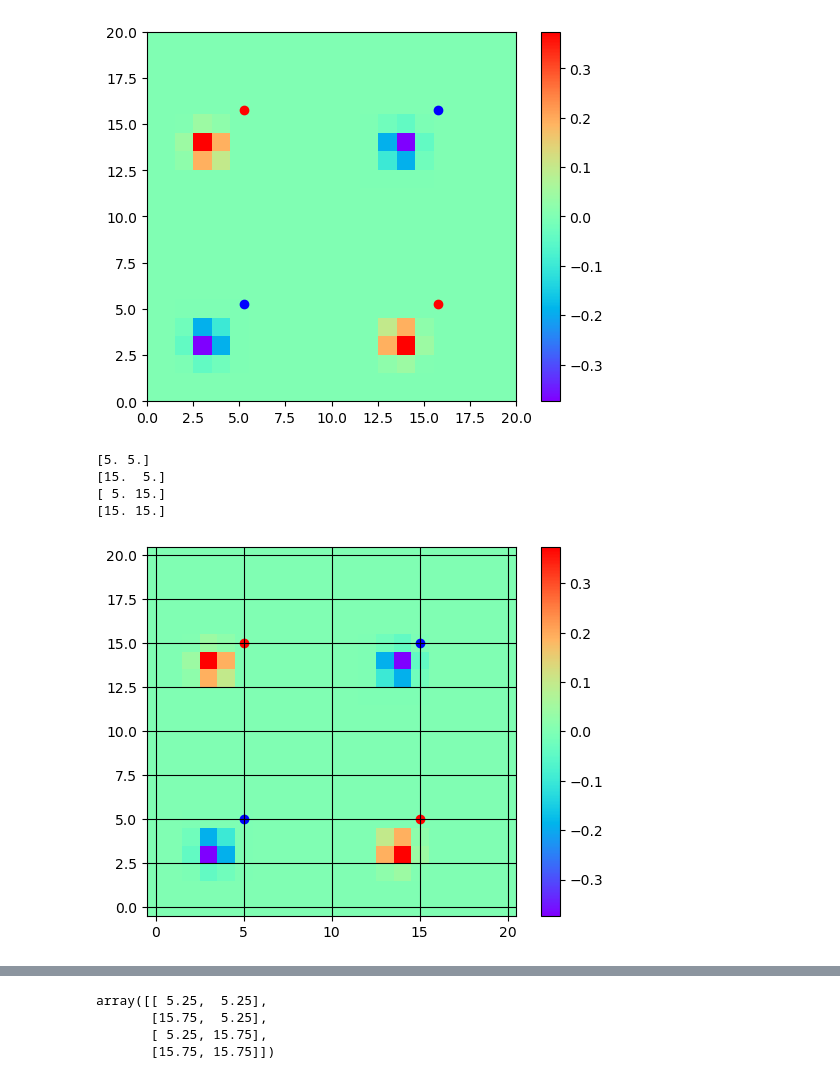
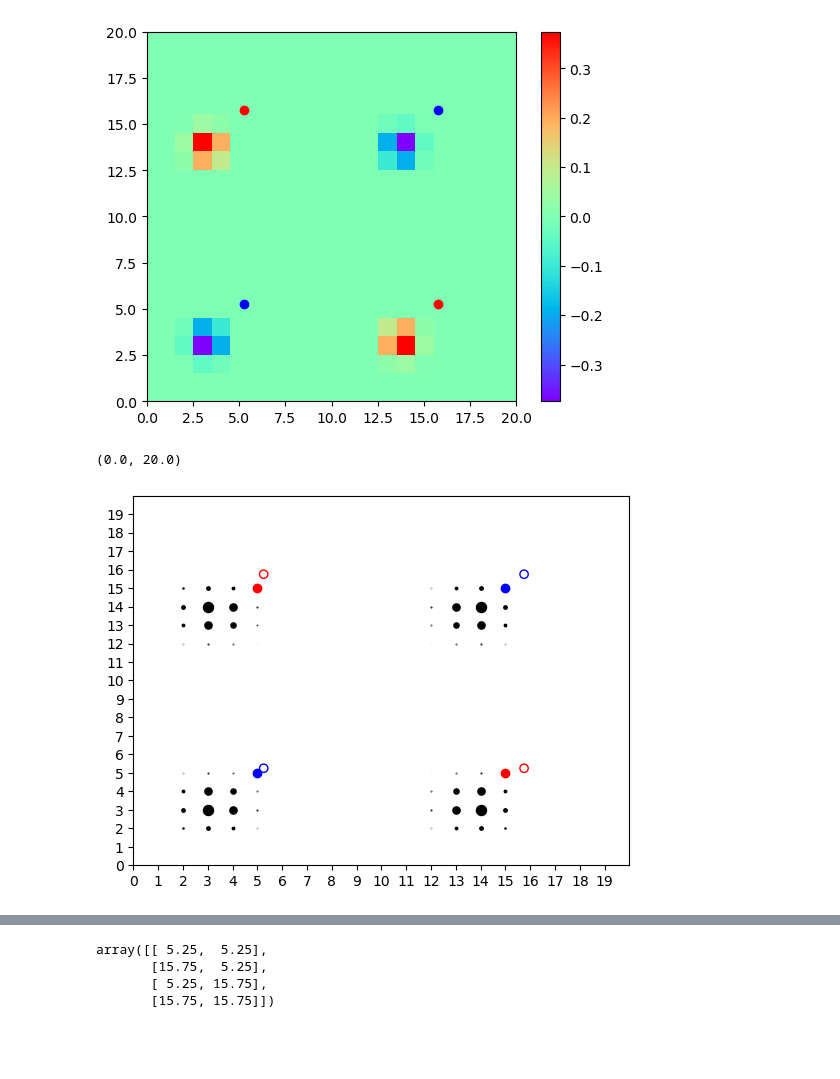
Before and after one commit to ejmeitz/CUDA_P3M, a Jupyter notebook: test_data/scripts.ipynb, the cells around one changed output, grey strips where cells are left out. Drawn from its saved outputs; the diff is of its cells as text; code cells hidden in the pictures; blank space fills up the shorter version.

```diff
--- a/test_data/scripts.ipynb
+++ b/test_data/scripts.ipynb
@@ -203,7 +203,7 @@ for k1 in range(K1):
         for i in range(len(charges)):
             for n1 in range(K1):
                 for n2 in range(K2):
-                    Q_mine[k1,k2] += charges[i]*M(u[i,0] - k1 - n1*K1, n)*M(u[i,1] - k2 - n2*K2,n)
+                    Q_mine[k1,k2] += charges[i]*M(u[i,0] + k1 - n1*K1, n)*M(u[i,1] + k2 - n2*K2,n)
 # %%
 plt.imshow(Q, origin = "lower", cmap = "rainbow")
 plt.colorbar()
@@ -229,19 +229,22 @@ plt.ylim([0,K2-1])
 (0.0, 20.0)
 [figure]
 # %%
-plt.imshow(Q_mine, origin = "lower", cmap = "rainbow", aspect = 'equal', interpolation = 'none')
-plt.colorbar()
+
+# Get the colormap used in the colorbar
+for k1 in range(K1):
+    for k2 in range(K2):
+        plt.scatter(k1,k2, s = 140*np.abs(Q_mine[k1,k2]), c = 'k')
+
 colors = {-1 : 'b', 1 : 'r'}
 for i in range(len(charges)):
     nearest_grid = np.floor(u[i])
-    print(nearest_grid)
     plt.scatter(nearest_grid[0],nearest_grid[1], c = colors[charges[i]])
-plt.grid(color = 'k')
-# plt.xlim([0,K1-1])
-# plt.ylim([0,K2-1])
+    plt.scatter(u[i,0],u[i,1], c = 'none', edgecolor = colors[charges[i]])
+plt.xticks(np.arange(0,K1-1))
+plt.yticks(np.arange(0,K2-1))
+# plt.grid(color = 'k', linewidth = 1)
+plt.xlim([0,K1-1])
+plt.ylim([0,K2-1])
 # %% [output]
-[5. 5.]
-[15.  5.]
-[ 5. 15.]
-[15. 15.]
+(0.0, 20.0)
-[figure, old version]
+[figure, new version]
```
Also changed, not shown: parts of 2 cells of this notebook.
